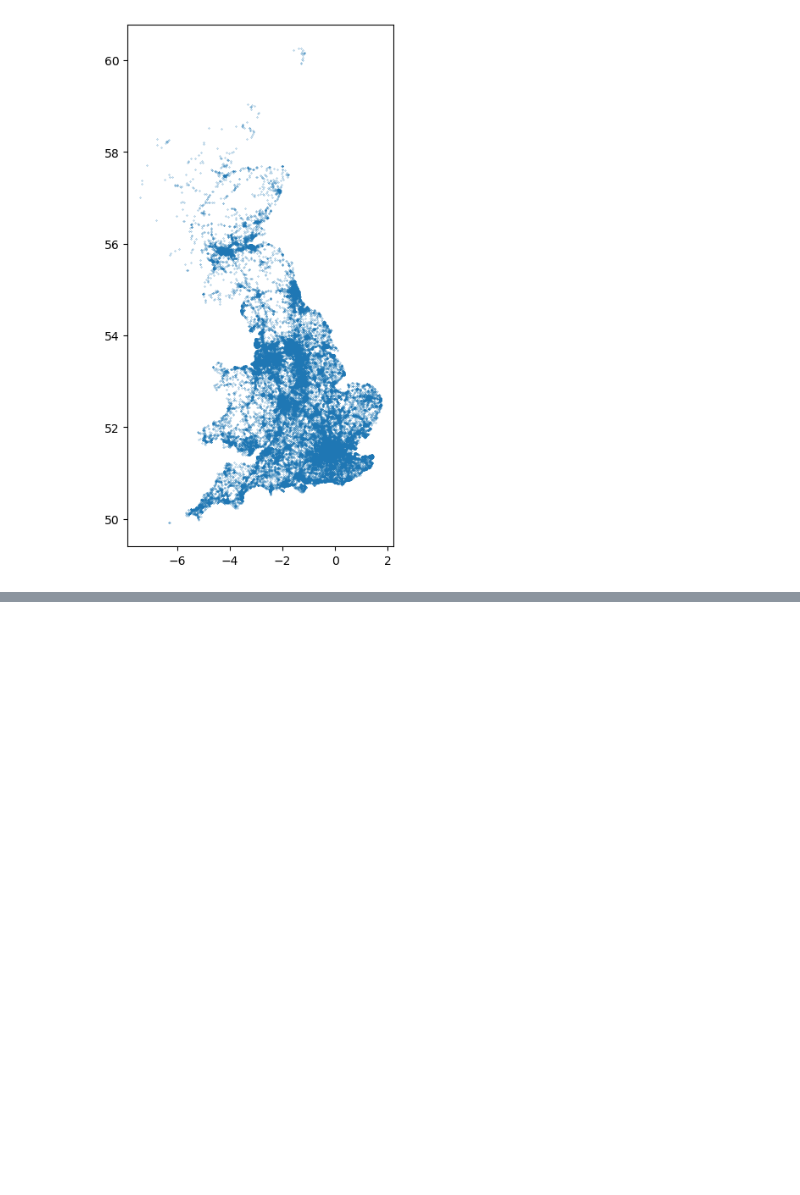
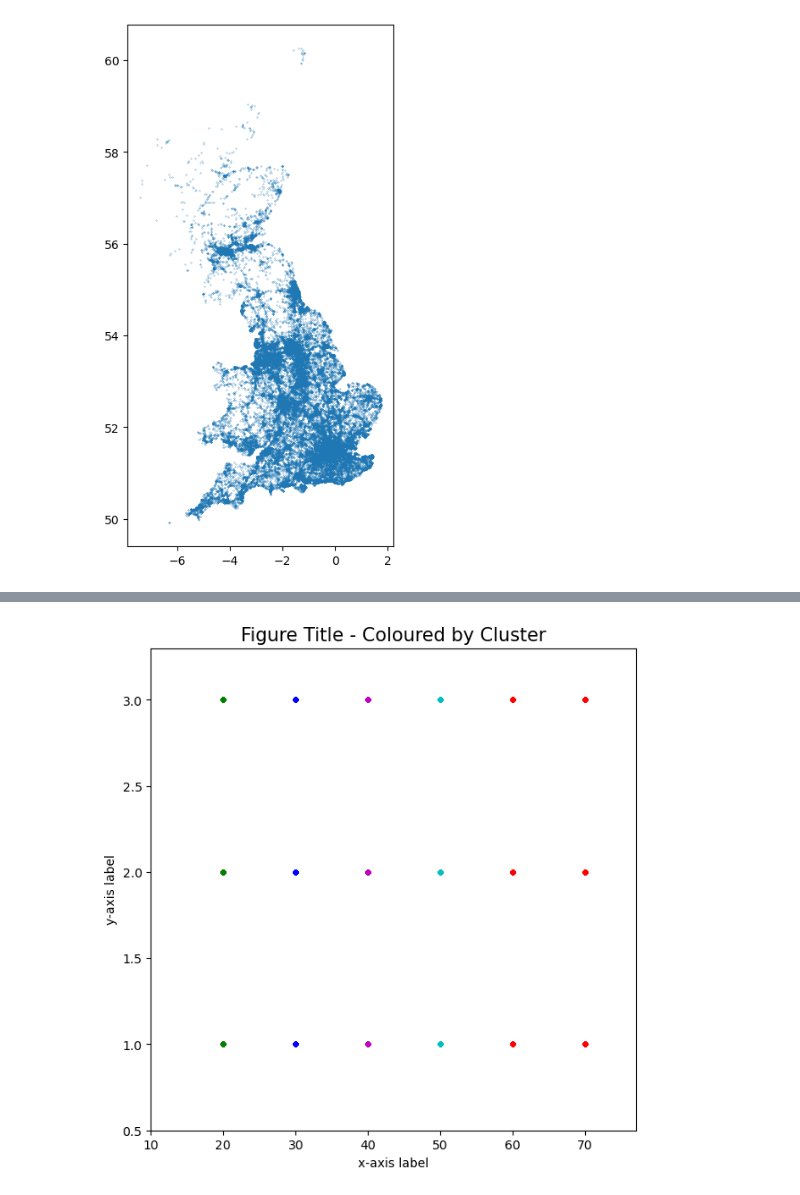
Before and after one commit to jwkee0420/Quantitative-Methods, a Jupyter notebook: Lianghao_workplace.ipynb, the cells around one changed output, grey strips where cells are left out. Saved outputs shown, nothing was run; the diff lists cells and outputs as text; code cells hidden in the pictures; blank space fills up the shorter version.

```diff
--- a/Lianghao_workplace.ipynb
+++ b/Lianghao_workplace.ipynb
@@ -216,0 +402,17 @@ EPSG:4326
+# %%
+#Might be nice to have those on the same plot though.
+# FIGURE N + 1 : COMBINED CLUSTER PLOT
+
+# These lines create a plot with all the data points, coloured by cluster.
+plt.figure(num_clusters + 1, figsize=(figure_width,figure_height))
+setup_figure()
+plt.title(fig_title + ' - Coloured by Cluster',fontsize=title_fontsize)
+
+for i in range(num_clusters):
+
+    x_values = data_by_cluster[i][:,0]
+    y_values = data_by_cluster[i][:,1]
+
+    plt.plot(x_values,y_values,color_list[i % num_clusters] + '.')
+# %% [output]
+[figure, added]
```
Also changed, not shown: parts of 15 cells of this notebook, 1 other file.
